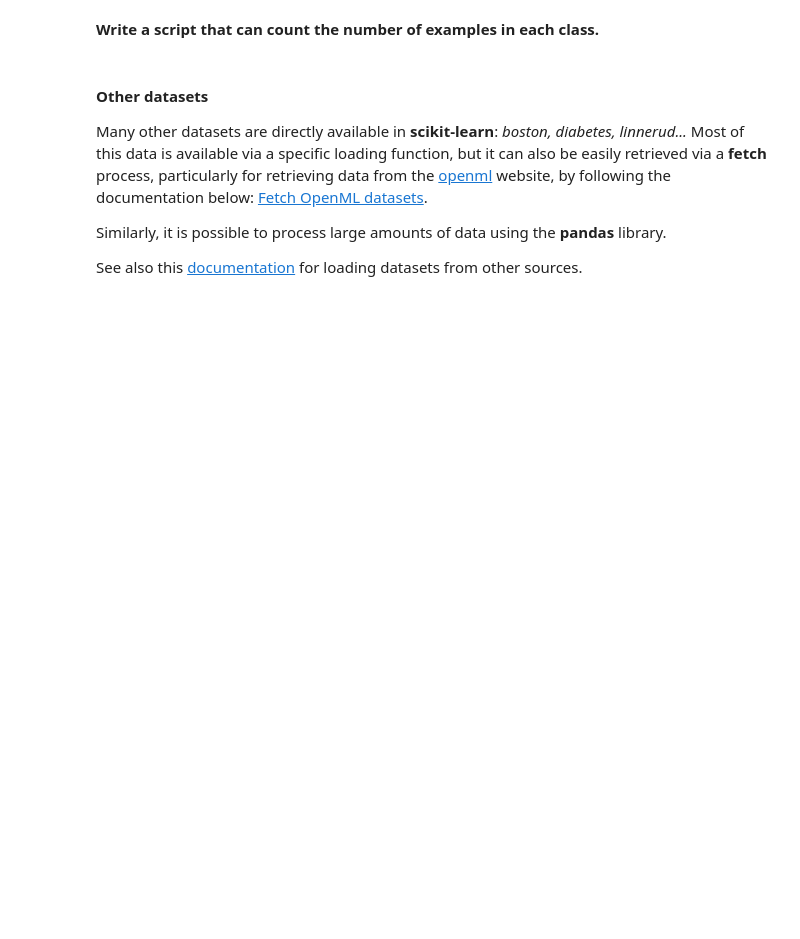
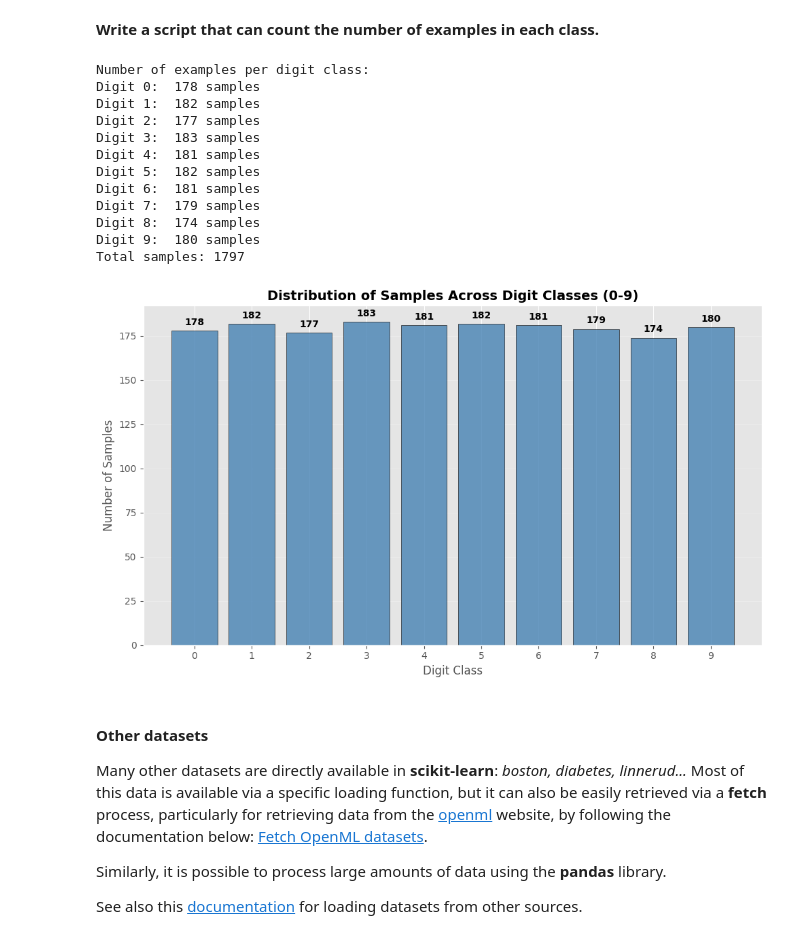
Before and after one commit to Othocs/ML_AIDAMS_LABS, a Jupyter notebook: Lab1/LAB1_Tools_BSc_AIDAMS_ML_students.ipynb, the cells around one changed output. Saved outputs shown, nothing was run; the diff lists cells and outputs as text; code cells hidden in the pictures; blank space fills up the shorter version.

```diff
--- a/Lab1/LAB1_Tools_BSc_AIDAMS_ML_students.ipynb
+++ b/Lab1/LAB1_Tools_BSc_AIDAMS_ML_students.ipynb
@@ -143,0 +284,2 @@ Digit data is data dedicated to character recognition available on the [UCI](htt
+# %%
+digits = datasets.load_digits()
@@ -158,3 +365,40 @@ plt.show()
+# %%
+unique_digits, counts = np.unique(digits.target, return_counts=True)
+
+print("\nNumber of examples per digit class:")
+
+for digit, count in zip(unique_digits, counts):
+    print(f"Digit {digit}: {count:4d} samples")
+
+print(f"Total samples: {counts.sum()}")
+
+fig, ax = plt.subplots(figsize=(10, 6))
+ax.bar(unique_digits, counts, color='steelblue', alpha=0.8, edgecolor='black')
+ax.set_xlabel('Digit Class', fontsize=12)
+ax.set_ylabel('Number of Samples', fontsize=12)
+ax.set_title('Distribution of Samples Across Digit Classes (0-9)', fontsize=14, fontweight='bold')
+ax.set_xticks(unique_digits)
+ax.grid(True, alpha=0.3, axis='y')
+
+for digit, count in zip(unique_digits, counts):
+    ax.text(digit, count + 2, str(count), ha='center', va='bottom', fontsize=10, fontweight='bold')
+
+plt.tight_layout()
+plt.show()
+# %% [output]
+Number of examples per digit class:
+Digit 0:  178 samples
+Digit 1:  182 samples
+Digit 2:  177 samples
+Digit 3:  183 samples
+Digit 4:  181 samples
+Digit 5:  182 samples
+Digit 6:  181 samples
+Digit 7:  179 samples
+Digit 8:  174 samples
+Digit 9:  180 samples
+Total samples: 1797
+[figure, added]
 # %% [markdown]
 #### Other datasets
 Many other datasets are directly available in **scikit-learn**: *boston, diabetes, linnerud...* Most of this data is available via a specific loading function, but it can also be easily retrieved via a **fetch** process, particularly for retrieving data from the [openml](https://www.openml.org/) website, by following the documentation below: [Fetch OpenML datasets](https://scikit-learn.org/stable/datasets/loading_other_datasets.html#downloading-datasets-from-the-openml-org-repository).
```
Also changed, not shown: parts of 24 cells of this notebook, 4 other files.
